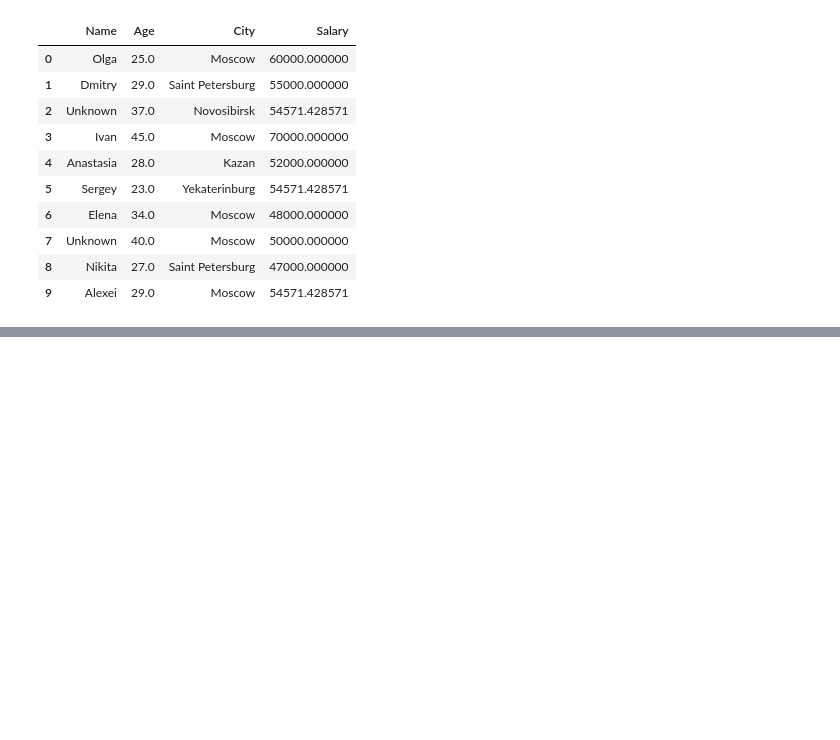
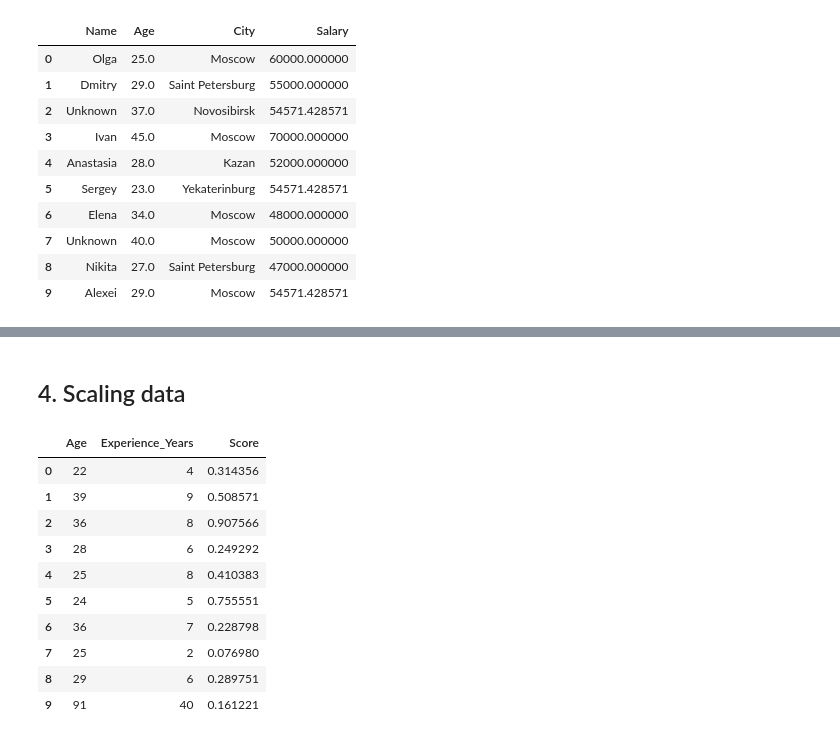
Before and after one commit to taqihaider7/NSU_ML, a Jupyter notebook: Labs/lab2a.ipynb, the cells around one changed output, grey strips where cells are left out. Saved outputs shown, nothing was run; the diff lists cells and outputs as text; code cells hidden in the pictures; blank space fills up the shorter version.

```diff
--- a/Labs/lab2a.ipynb
+++ b/Labs/lab2a.ipynb
@@ -208,0 +303,17 @@ Median of age is 29.0
+# %% [markdown]
+## 4. Scaling data
+# %%
+df = get_df(5)
+df
+# %% [output]
+|  | Age | Experience_Years | Score |
+| 0 | 22 | 4 | 0.314356 |
+| 1 | 39 | 9 | 0.508571 |
+| 2 | 36 | 8 | 0.907566 |
+| 3 | 28 | 6 | 0.249292 |
+| 4 | 25 | 8 | 0.410383 |
+| 5 | 24 | 5 | 0.755551 |
+| 6 | 36 | 7 | 0.228798 |
+| 7 | 25 | 2 | 0.076980 |
+| 8 | 29 | 6 | 0.289751 |
+| 9 | 91 | 40 | 0.161221 |
```
Also changed, not shown: parts of 33 cells of this notebook.
